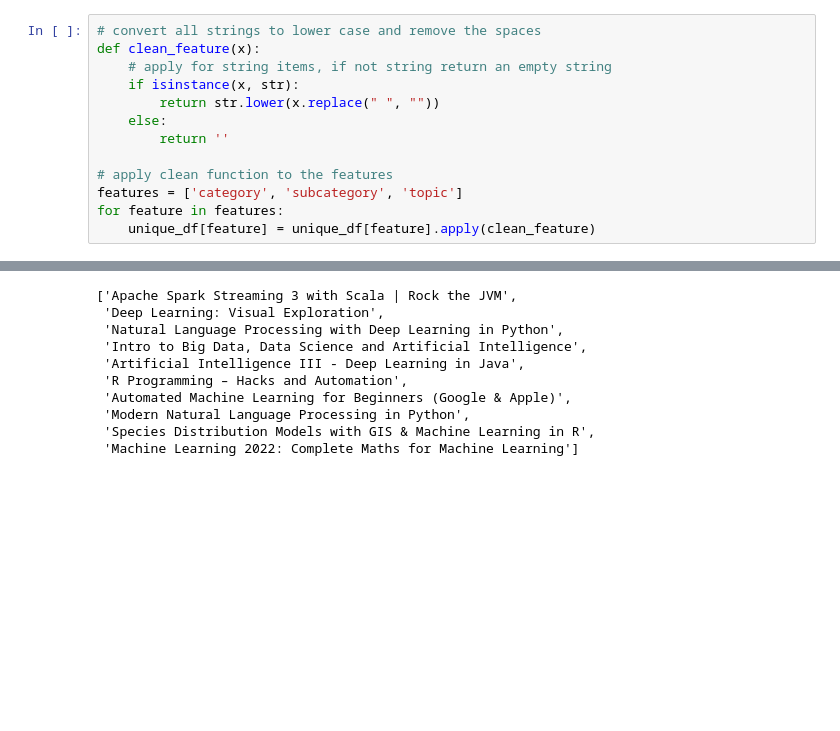
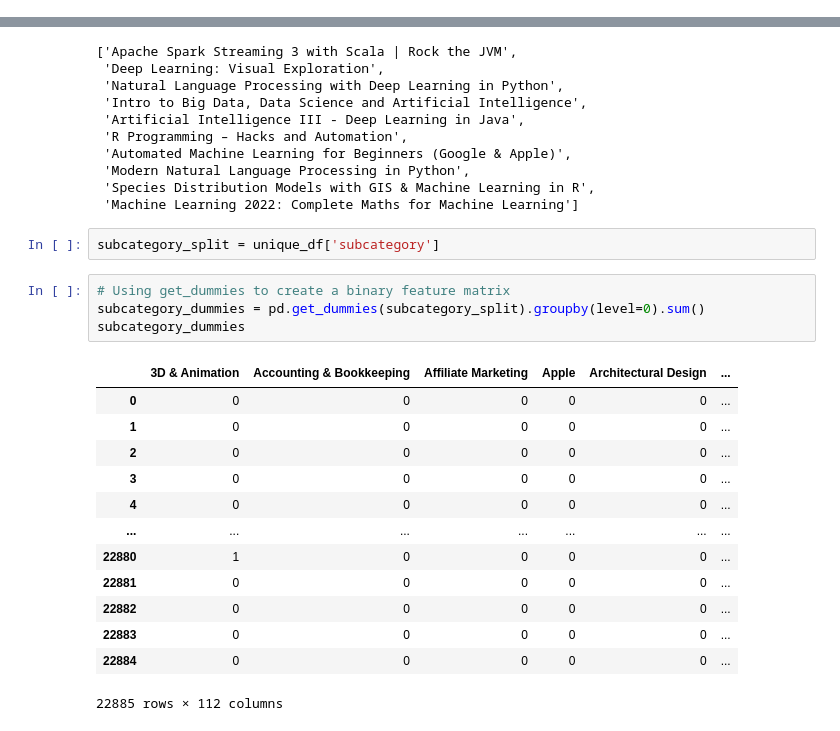
Before and after one commit to rasyidsulaeman/Udemy_Course_Recommendation, a Jupyter notebook: notebook/Content_Based_Filtering.ipynb, the cells around one changed output, grey strips where cells are left out. Saved outputs shown, nothing was run; the diff lists cells and outputs as text; blank space fills up the shorter version.

```diff
--- a/notebook/Content_Based_Filtering.ipynb
+++ b/notebook/Content_Based_Filtering.ipynb
@@ -74,13 +72,0 @@ unique_df.head()
-# %%
-# convert all strings to lower case and remove the spaces
-def clean_feature(x):
-    # apply for string items, if not string return an empty string
-    if isinstance(x, str):
-        return str.lower(x.replace(" ", ""))
-    else:
-        return ''
-
-# apply clean function to the features
-features = ['category', 'subcategory', 'topic']
-for feature in features:
-    unique_df[feature] = unique_df[feature].apply(clean_feature)
@@ -150,3 +212,23 @@ get_top_n(sim, course)
  'Modern Natural Language Processing in Python',
  'Species Distribution Models with GIS & Machine Learning in R',
  'Machine Learning 2022: Complete Maths for Machine Learning']
+# %%
+subcategory_split = unique_df['subcategory']
+# %%
+# Using get_dummies to create a binary feature matrix
+subcategory_dummies = pd.get_dummies(subcategory_split).groupby(level=0).sum()
+subcategory_dummies
+# %% [output]
+|  | 3D & Animation | Accounting & Bookkeeping | Affiliate Marketing | Apple | Architectural Design | ... |
+| 0 | 0 | 0 | 0 | 0 | 0 | ... |
+| 1 | 0 | 0 | 0 | 0 | 0 | ... |
+| 2 | 0 | 0 | 0 | 0 | 0 | ... |
+| 3 | 0 | 0 | 0 | 0 | 0 | ... |
+| 4 | 0 | 0 | 0 | 0 | 0 | ... |
+| ... | ... | ... | ... | ... | ... | ... |
+| 22880 | 1 | 0 | 0 | 0 | 0 | ... |
+| 22881 | 0 | 0 | 0 | 0 | 0 | ... |
+| 22882 | 0 | 0 | 0 | 0 | 0 | ... |
+| 22883 | 0 | 0 | 0 | 0 | 0 | ... |
+| 22884 | 0 | 0 | 0 | 0 | 0 | ... |
+22885 rows × 112 columns
```
Also changed, not shown: parts of 19 cells of this notebook, 3 other files.
